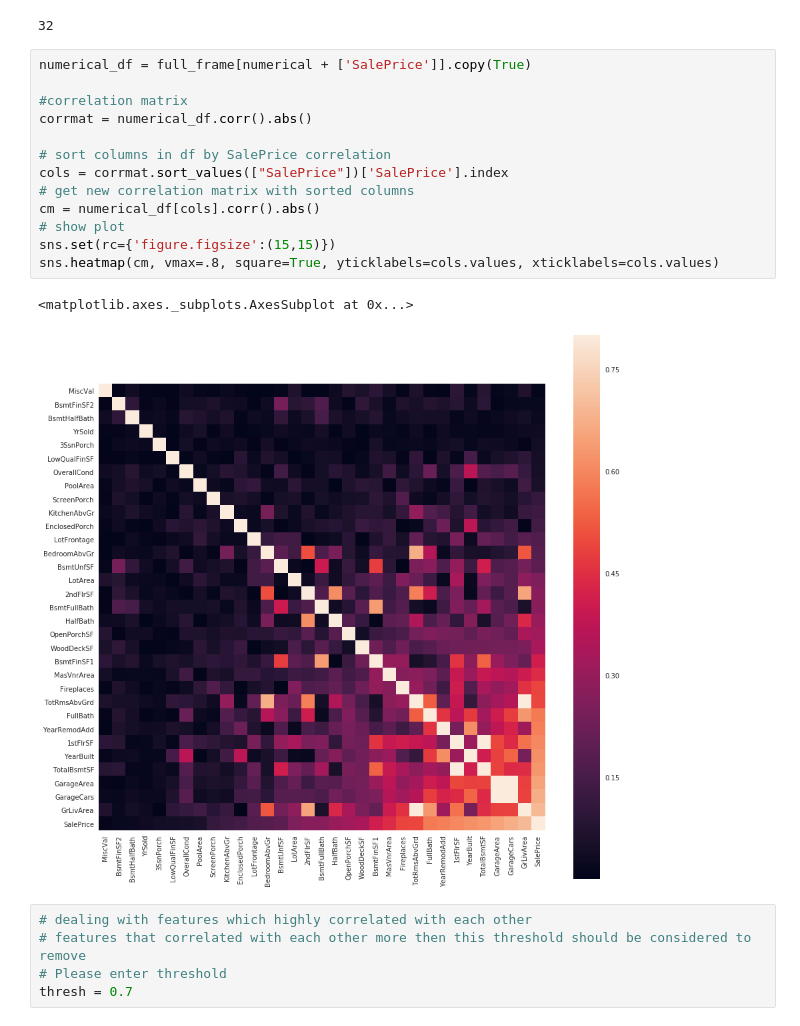
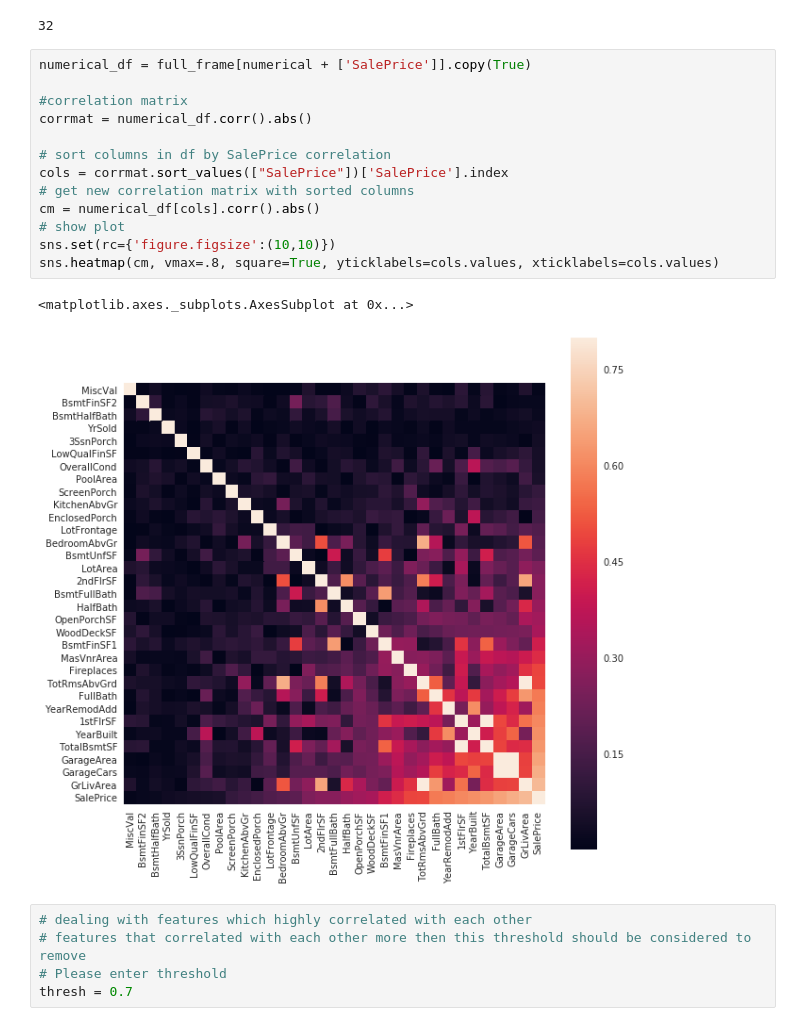
Before and after one commit to spiashko-house-prices/house-prices-notebook, a Jupyter notebook: notebook/data_analise.ipynb, the cells around one changed output. Saved outputs shown, nothing was run; the diff lists cells and outputs as text.

```diff
--- a/notebook/data_analise.ipynb
+++ b/notebook/data_analise.ipynb
@@ -184,19 +179,19 @@ len(numerical)
 # %%
 numerical_df = full_frame[numerical + ['SalePrice']].copy(True)
 
 #correlation matrix
 corrmat = numerical_df.corr().abs()
 
 # sort columns in df by SalePrice correlation
 cols = corrmat.sort_values(["SalePrice"])['SalePrice'].index
 # get new correlation matrix with sorted columns
 cm = numerical_df[cols].corr().abs()
 # show plot
-sns.set(rc={'figure.figsize':(15,15)})
+sns.set(rc={'figure.figsize':(10,10)})
 sns.heatmap(cm, vmax=.8, square=True, yticklabels=cols.values, xticklabels=cols.values)
 # %% [output]
 <matplotlib.axes._subplots.AxesSubplot at 0x...>
-[figure, old version]
+[figure, new version]
 # %%
 # dealing with features which highly correlated with each other
 # features that correlated with each other more then this threshold should be considered to remove
```
Also changed, not shown: parts of 20 cells of this notebook, 1 other file.
